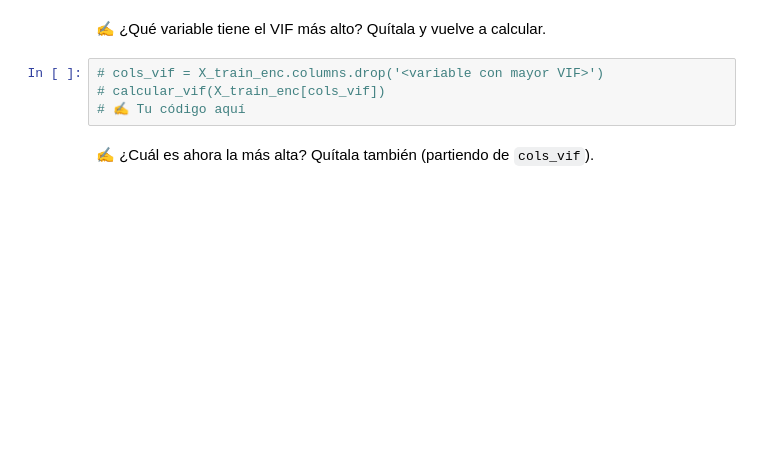
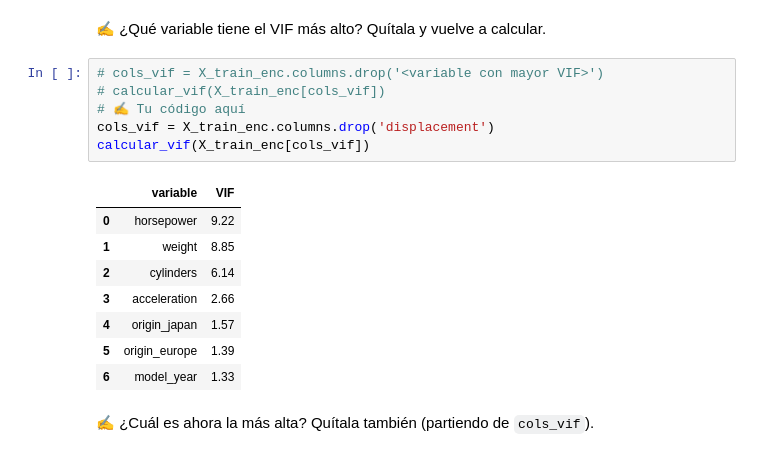
Before and after one commit to AndreaAguilar598908/linear_regression_intro_students, a Jupyter notebook: 01-regresion-lineal/caso_mpg.ipynb, the cells around one changed output. Saved outputs shown, nothing was run; the diff lists cells and outputs as text; blank space fills up the shorter version.

```diff
--- a/01-regresion-lineal/caso_mpg.ipynb
+++ b/01-regresion-lineal/caso_mpg.ipynb
@@ -589,7 +690,18 @@ El **VIF** (*Variance Inflation Factor*) mide qué tanto se puede explicar una v
 # %%
 # cols_vif = X_train_enc.columns.drop('<variable con mayor VIF>')
 # calcular_vif(X_train_enc[cols_vif])
 # ✍️ Tu código aquí
+cols_vif = X_train_enc.columns.drop('displacement')
+calcular_vif(X_train_enc[cols_vif])
+# %% [output]
+|  | variable | VIF |
+| 0 | horsepower | 9.22 |
+| 1 | weight | 8.85 |
+| 2 | cylinders | 6.14 |
+| 3 | acceleration | 2.66 |
+| 4 | origin_japan | 1.57 |
+| 5 | origin_europe | 1.39 |
+| 6 | model_year | 1.33 |
 # %% [markdown]
 ✍️ ¿Cuál es ahora la más alta? Quítala también (partiendo de `cols_vif`).
 # %%
```
Also changed, not shown: parts of 19 cells of this notebook.
